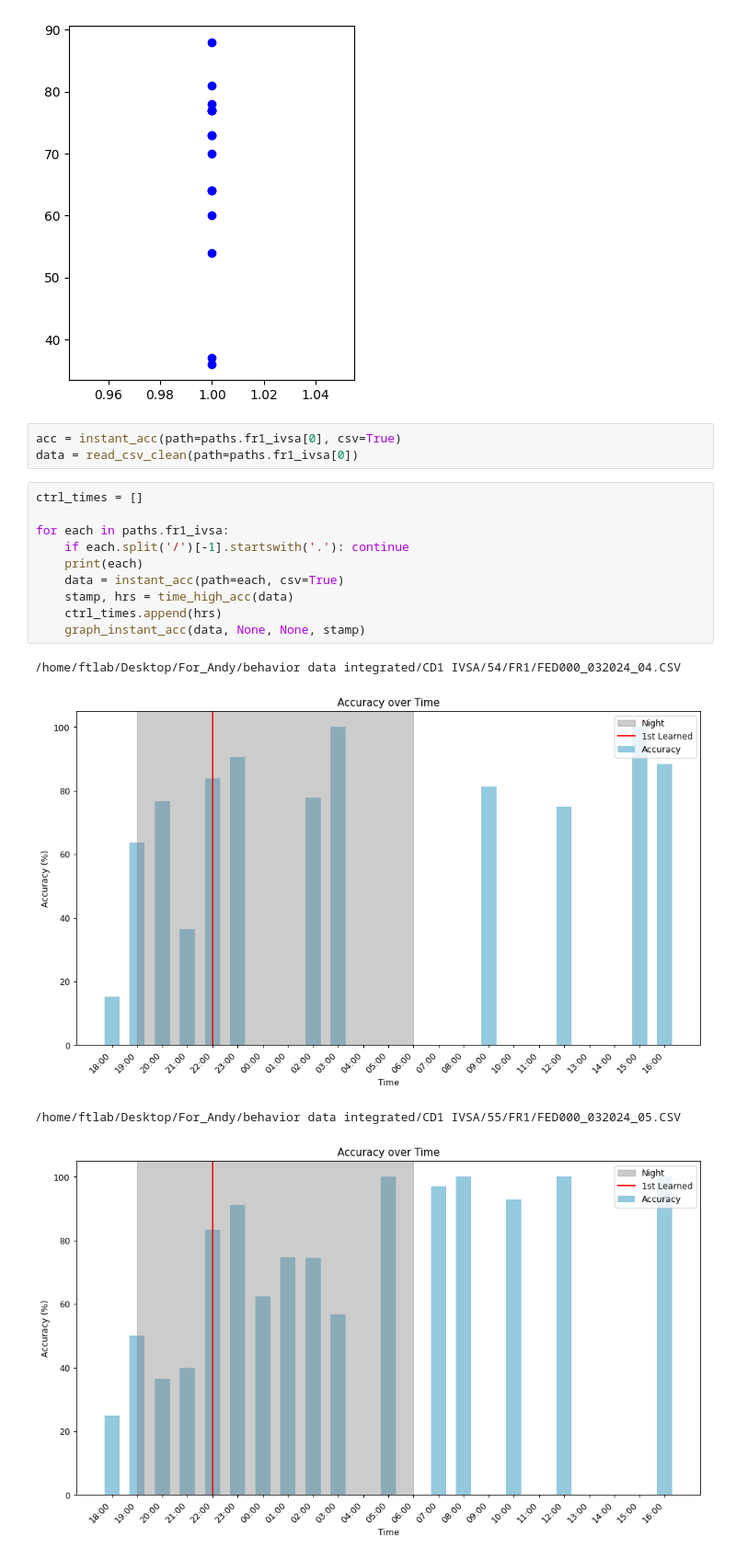
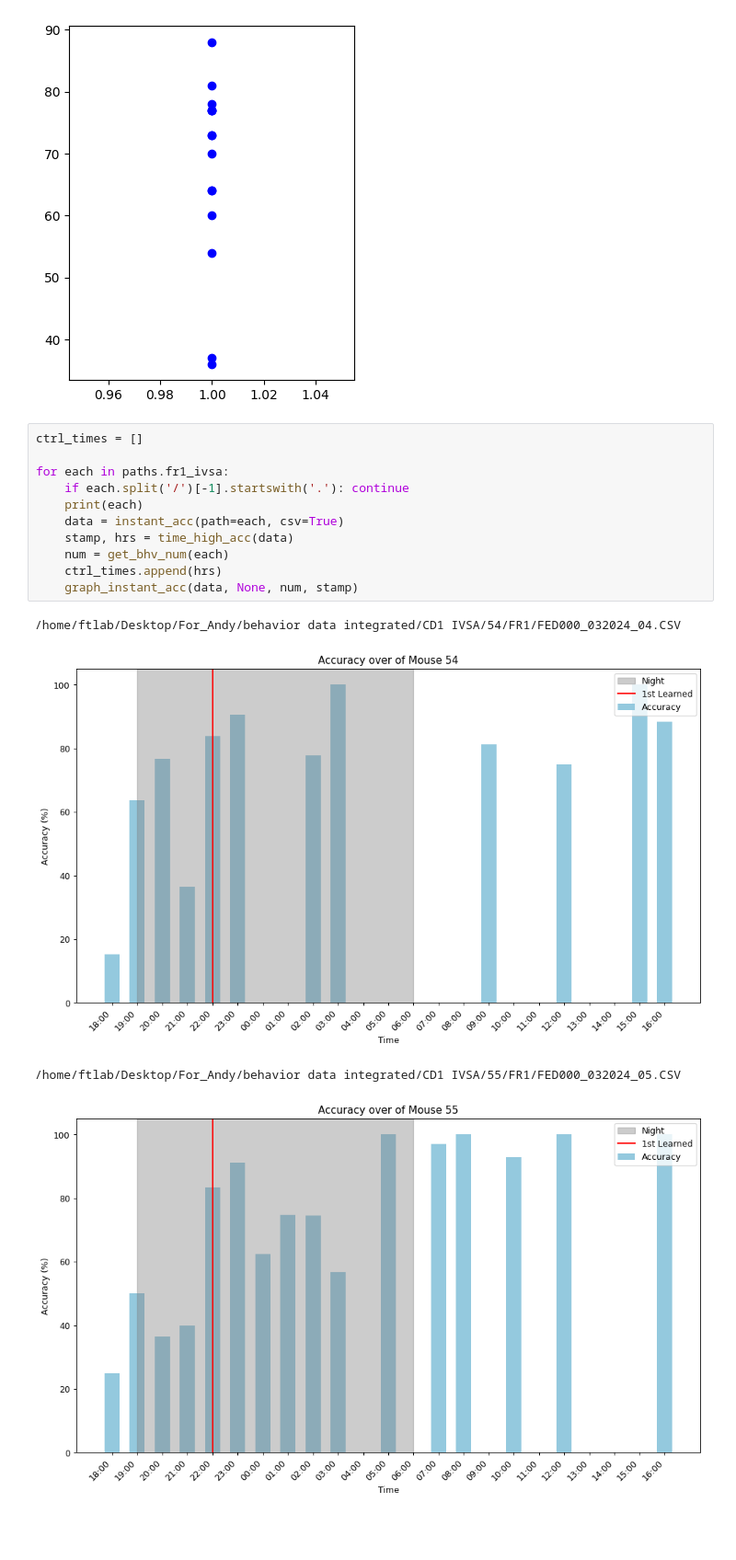
Before and after one commit to ftlabucsd/FEDUPP, a Jupyter notebook: IVSA FR1 accuracy.ipynb, the cells around one changed output. Shown at 92% size. Drawn from its saved outputs; the diff is of its cells as text; blank space fills up the shorter version.

```diff
--- a/IVSA FR1 accuracy.ipynb
+++ b/IVSA FR1 accuracy.ipynb
@@ -57,22 +58,20 @@ plt.scatter([1]*len(ending), ending, marker='o', color='blue', zorder=2)
 plt.show()
 # %% [output]
 [figure]
-# %%
-acc = instant_acc(path=paths.fr1_ivsa[0], csv=True)
-data = read_csv_clean(path=paths.fr1_ivsa[0])
 # %%
 ctrl_times = []
 
 for each in paths.fr1_ivsa:
     if each.split('/')[-1].startswith('.'): continue
     print(each)
     data = instant_acc(path=each, csv=True)
     stamp, hrs = time_high_acc(data)
+    num = get_bhv_num(each)
     ctrl_times.append(hrs)
-    graph_instant_acc(data, None, None, stamp)
+    graph_instant_acc(data, None, num, stamp)
 # %% [output]
 /home/ftlab/Desktop/For_Andy/behavior data integrated/CD1 IVSA/54/FR1/FED000_032024_04.CSV
-[figure, old version]
+[figure, new version]
 /home/ftlab/Desktop/For_Andy/behavior data integrated/CD1 IVSA/55/FR1/FED000_032024_05.CSV
-[figure, old version]
+[figure, new version]
 /home/ftlab/Desktop/For_Andy/behavior data integrated/CD1 IVSA/46/FR1/FED000_071422_00.CSV
```
Also changed, not shown: parts of 2 cells of this notebook, 28 other files.
